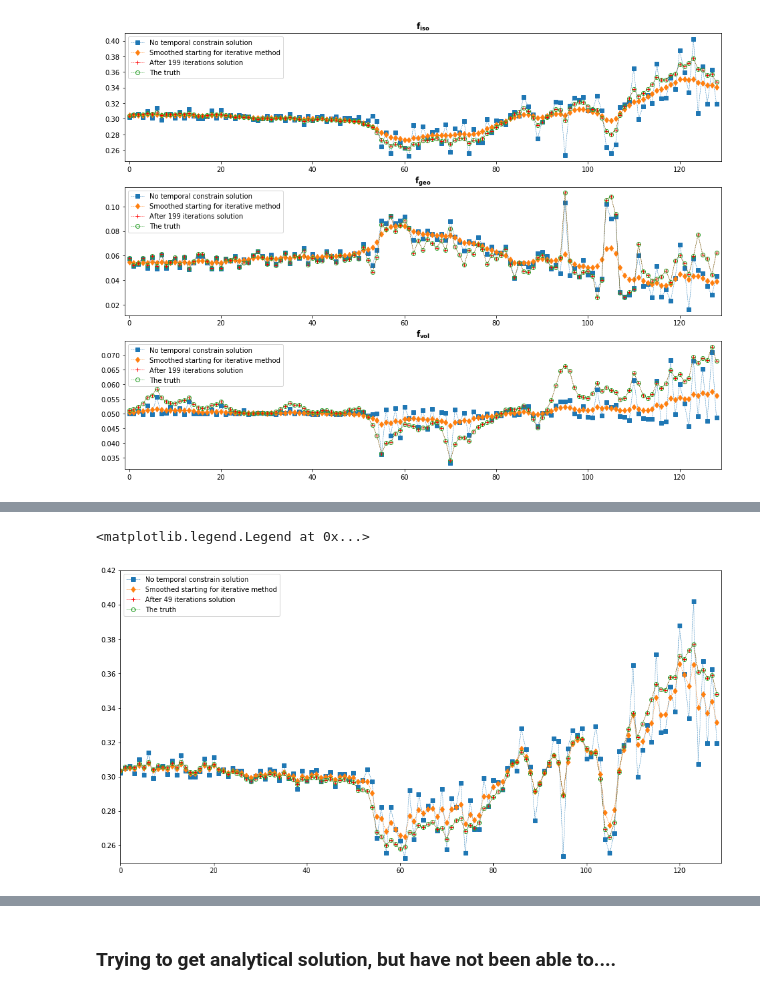
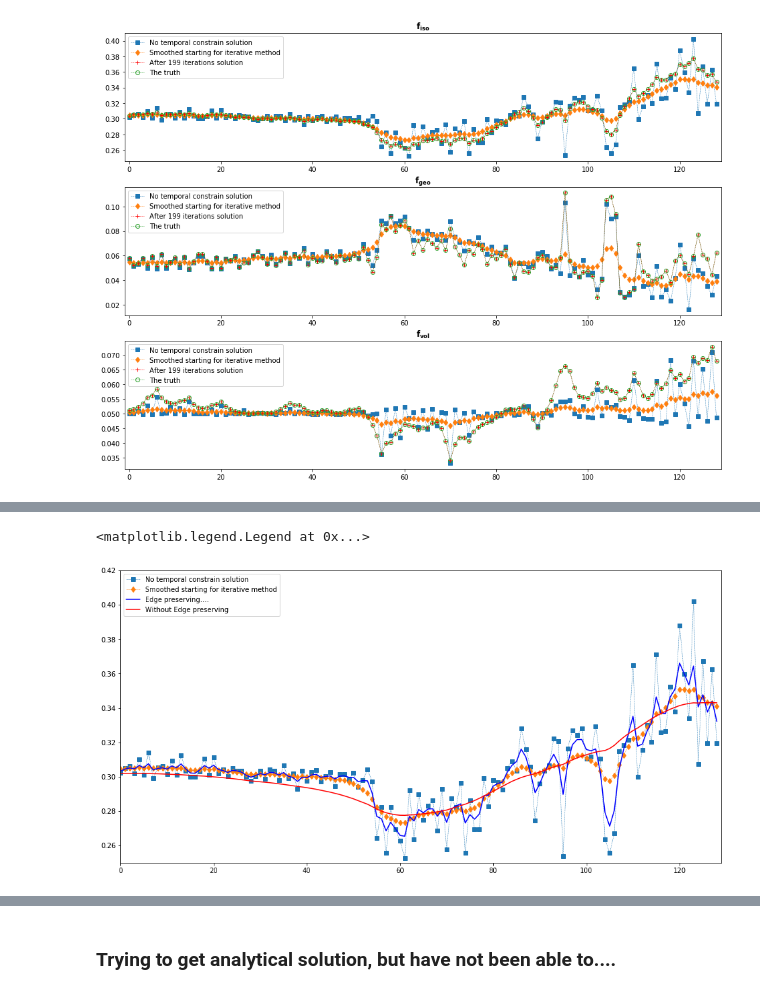
Before and after one commit to MarcYin/DTD-DCT-and-Three-Kernels, a Jupyter notebook: Chapter 1 On the resolving DCT, DTD and Three Kernels problem.ipynb, the cells around one changed output, grey strips where cells are left out. Cells and saved outputs as stored; diff of their text form; code cells hidden in the pictures.

Commit message:
Toy edge preserving...

```diff
--- a/Chapter 1 On the resolving DCT, DTD and Three Kernels problem.ipynb
+++ b/Chapter 1 On the resolving DCT, DTD and Three Kernels problem.ipynb
@@ -1241,11 +1256,12 @@ x0 = np.hstack([idct(fv(np.sqrt(lamb_1))*dct(xx[:ny],     norm = 'ortho'),  norm
                 idct(fv(np.sqrt(lamb_3))*dct(xx[2*ny:],   norm = 'ortho'),  norm = 'ortho')])
 x0 = np.matrix(x0).T
 st = x0.copy()
+xn = np.matrix(xx).T
 b0 = np.matrix(b).T
-lamb_1, lamb_2, lamb_3 = 100, 100, 100
+lamb_1, lamb_2, lamb_3 = 100, 20, 30
 
 
-def do_dct(r, gamma_1, gamma_2, gamma_3):
+def do_dct(r):
     r = np.array(r).ravel()
     r= [idct(gamma_1 * dct(r[:ny],       norm='ortho'), norm='ortho'), \
         idct(gamma_2 * dct(r[ny:2*ny],   norm='ortho'), norm='ortho'), \
@@ -1253,77 +1269,61 @@ def do_dct(r, gamma_1, gamma_2, gamma_3):
     return np.matrix(np.array(r).ravel()).T
 
 pr = None
 pz = None
 cgu = []
 ups = []
 
+
+
+udtd = compose_dtd(1, ny)[1].todense()
 dtd = scipy.linalg.block_diag(lamb_1 * udtd, lamb_2 * udtd, lamb_3 * udtd)
-x_real = np.linalg.inv(A + dtd).dot(b)
 
-f_dtd = lambda lambs: scipy.linalg.block_diag(lambs[0] * udtd, lambs[1] * udtd, lambs[2] * udtd)
-n = 50
-for i in range(n):
+# different gamma for different parameters
 
-    dtd = f_dtd([lamb_1, lamb_1, lamb_1])
-    gamma_1 =  fv(lamb_1)
-    gamma_2 =  fv(lamb_2)
-    gamma_3 =  fv(lamb_3)
+gamma_1 =  fv(lamb_1)
+gamma_2 =  fv(lamb_2)
+gamma_3 =  fv(lamb_3)
 
+delta = 10000
+
+lamb_1 = lamb_2 = lamb_3 = 10000
+gamma_1 =  fv(lamb_1)
+gamma_2 =  fv(lamb_2)
+gamma_3 =  fv(lamb_3)
+dtd = scipy.linalg.block_diag(lamb_1 * udtd, lamb_2 * udtd, lamb_3 * udtd)
+x_smooth = np.linalg.inv(A + dtd).dot(b)
+
+#n = 20
+for i in range(len(b)):
     if i==0:
-        r = (b0 - (A+dtd).dot(x0))
-        z = do_dct(r, gamma_1, gamma_2, gamma_3)
+        r = (b0 + delta * xn - (A+dtd + delta*np.identity(3*ny)).dot(x0))
+        z = do_dct(r)
         z = np.matrix(np.array(z).ravel()).T
         p = z
-        w = np.zeros(3*ny)
-
-    alpha  = r.T.dot(z)/(p.T.dot(A+dtd).dot(p))
-    alphas.append(alpha)
-    wu = np.array(p.dot(alpha)).ravel() #* w*2
-    x0  += np.matrix(wu).T
+    alpha  = r.T.dot(z)/(p.T.dot(A + dtd + delta*np.identity(3*ny)).dot(p))
+    update = p.dot(alpha)
+    x0  += update
+    if (abs(np.array(update).ravel()) < 10e-5).all():
+        break
     pr = r.copy()
     pz = z.copy()
 
-    xw = np.array(x0).ravel()
-    ig = np.gradient(np.gradient(xw[:ny]))
-    gg = np.gradient(np.gradient(xw[ny:2*ny]))
-    vg = np.gradient(np.gradient(xw[2*ny:]))
-    ig /=(abs(ig)).max()
-    gg /=(abs(gg)).max()
-    vg /=(abs(vg)).max()
-    w = np.hstack([ig, gg, vg])
-
-    r   -= (A+dtd).dot(p) * alpha
-    sg = do_dct(np.hstack([np.gradient(xw[:ny]), \
-            np.gradient(xw[ny:2*ny]), \
-            np.gradient(xw[2*ny:])]), fv(100), fv(100), fv(100) )
-    sg = np.array(sg).ravel()
-    igg = np.gradient(sg[:ny])
-    ggg = np.gradient(sg[ny:2*ny])
-    vgg = np.gradient(sg[2*ny:])
-    igg /= (abs(igg).max())
-    ggg /= (abs(ggg).max())
-    vgg /= (abs(vgg).max())
-
-    w = np.hstack([-1*(igg *(-1*igg)), -1*(ggg *(-1*ggg)), -1*(vgg *(-1*vgg))])
-
-    z    = do_dct(r, gamma_1, gamma_2, gamma_3)
-    z    = np.array(z).ravel()# - np.array(w).ravel()*np.array(r).ravel()
+    r   -= (A + dtd + delta*np.identity(3*ny)).dot(p) * alpha
+    z    = do_dct(r)
+    z    = np.array(z).ravel()
     z    = np.matrix(z).T
 
     beta = z.T.dot(r)/pz.T.dot(pr)
     p = z + p.dot(beta)
-    cgu.append(np.array(x0).ravel())
-    ups.append(np.array(p.dot(alpha)).ravel())
-
 
 plt.figure(figsize=(16,8))
 plt.plot(xx[:ny],'s--', lw=0.5, label = 'No temporal constrain solution')
 plt.plot(st[:ny], 'd--', lw=0.5, label = 'Smoothed starting for iterative method')
-plt.plot(x0[:ny], 'r+--', lw=0.5, label = 'After %d iterations solution'%i)
-plt.plot(x_real[:ny], 'o--', mfc = 'none',lw=0.5,label = 'The truth')
+plt.plot(x0[:ny], 'b', label = 'Edge preserving....')
+plt.plot(x_smooth [:ny], 'r', label = 'Without Edge preserving')
 plt.xlim(0, ny)
 plt.ylim(0.25, 0.42)
 plt.legend()
 # %% [output]
 <matplotlib.legend.Legend at 0x...>
-[figure, old version]
+[figure, new version]
```
Also changed, not shown: parts of 10 cells of this notebook.
